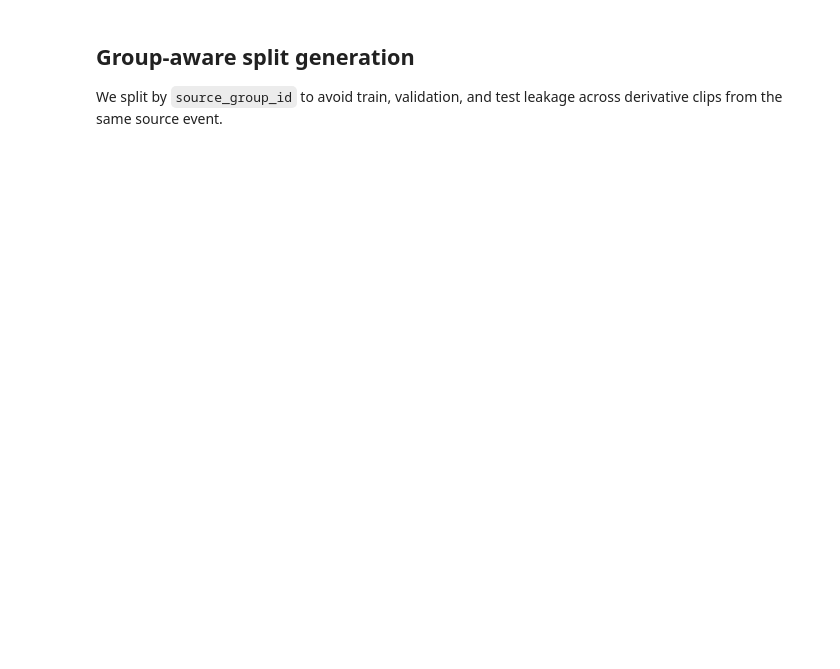
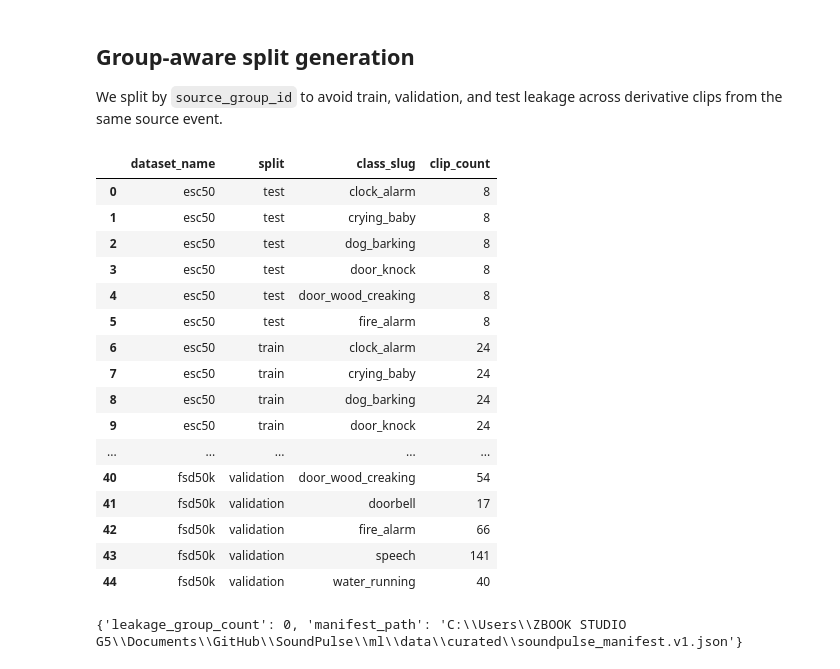
Before and after one commit to oselumeseagbonrofo/SoundPulse, a Jupyter notebook: ml/notebooks/01_dataset_curation_and_manifest.ipynb, the cells around one changed output. Drawn from its saved outputs; the diff is of its cells as text; code cells hidden in the pictures; blank space fills up the shorter version.

```diff
--- a/ml/notebooks/01_dataset_curation_and_manifest.ipynb
+++ b/ml/notebooks/01_dataset_curation_and_manifest.ipynb
@@ -184,33 +95,35 @@ print(curated_df.groupby('class_slug').size().sort_values(ascending=False))
 
 We split by `source_group_id` to avoid train, validation, and test leakage across derivative clips from the same source event.
 # %%
-def assign_group_splits(frame: pd.DataFrame, seed: int = 42) -> pd.DataFrame:
-    splitter_outer = GroupShuffleSplit(n_splits=1, test_size=0.2, random_state=seed)
-    train_val_idx, test_idx = next(splitter_outer.split(frame, groups=frame['source_group_id']))
-
-    train_val = frame.iloc[train_val_idx].reset_index(drop=True)
-    test = frame.iloc[test_idx].reset_index(drop=True)
-
-    splitter_inner = GroupShuffleSplit(n_splits=1, test_size=0.125, random_state=seed)
-    train_idx, validation_idx = next(splitter_inner.split(train_val, groups=train_val['source_group_id']))
-
-    train = train_val.iloc[train_idx].assign(split='train')
-    validation = train_val.iloc[validation_idx].assign(split='validation')
-    test = test.assign(split='test')
-
-    combined = pd.concat([train, validation, test], ignore_index=True)
-    return combined
-
-
-split_df = assign_group_splits(curated_df)
-split_df.groupby(['split', 'class_slug']).size().unstack(fill_value=0)
+split_summary_df = summarize_dataset_manifest_frame(manifest)
+split_summary_df
+# %% [output]
+|  | dataset_name | split | class_slug | clip_count |
+| 0 | esc50 | test | clock_alarm | 8 |
+| 1 | esc50 | test | crying_baby | 8 |
+| 2 | esc50 | test | dog_barking | 8 |
+| 3 | esc50 | test | door_knock | 8 |
+| 4 | esc50 | test | door_wood_creaking | 8 |
+| 5 | esc50 | test | fire_alarm | 8 |
+| 6 | esc50 | train | clock_alarm | 24 |
+| 7 | esc50 | train | crying_baby | 24 |
+| 8 | esc50 | train | dog_barking | 24 |
+| 9 | esc50 | train | door_knock | 24 |
+| ... | ... | ... | ... | ... |
+| 40 | fsd50k | validation | door_wood_creaking | 54 |
+| 41 | fsd50k | validation | doorbell | 17 |
+| 42 | fsd50k | validation | fire_alarm | 66 |
+| 43 | fsd50k | validation | speech | 141 |
+| 44 | fsd50k | validation | water_running | 40 |
 # %%
-group_split_counts = split_df.groupby('source_group_id')['split'].nunique()
+group_split_counts = curated_df.groupby('source_group_id')['split'].nunique()
 leakage_groups = group_split_counts[group_split_counts > 1]
 assert leakage_groups.empty, f'Split leakage detected for groups: {list(leakage_groups.index)}'
-assert set(split_df['split']).issubset(set(VALID_SPLITS))
-assert (split_df['sample_rate_hz'] == TARGET_SAMPLE_RATE).all(), 'All clips must match the runtime sample rate contract'
 
-split_summary = split_df.groupby(['split', 'class_slug']).size().reset_index(name='count')
-split_summary
+print({
+    'leakage_group_count': int(leakage_groups.shape[0]),
+    'manifest_path': str(DEFAULT_MANIFEST_PATH),
+})
+# %% [output]
+{'leakage_group_count': 0, 'manifest_path': 'C:\\Users\\ZBOOK STUDIO G5\\Documents\\GitHub\\SoundPulse\\ml\\data\\curated\\soundpulse_manifest.v1.json'}
 # %%
```
Also changed, not shown: parts of 8 cells of this notebook, 37 other files.
